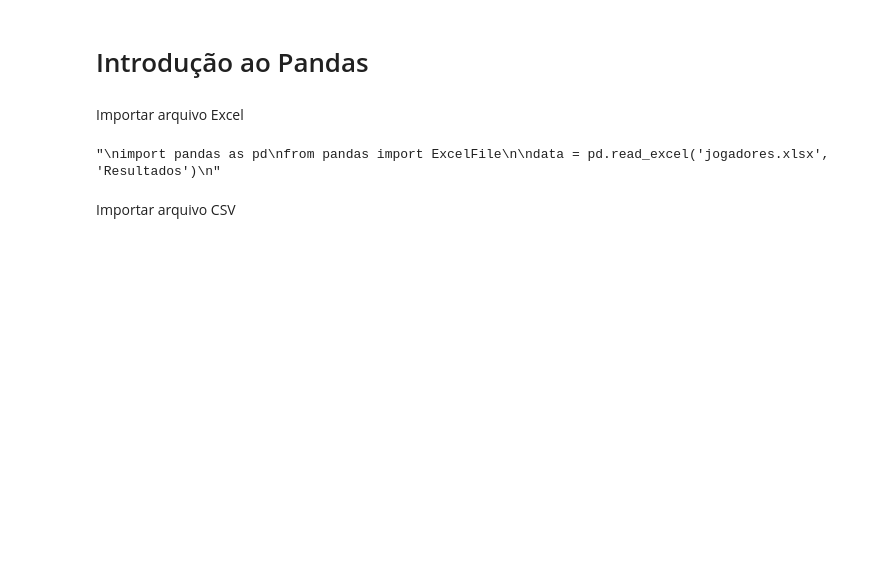
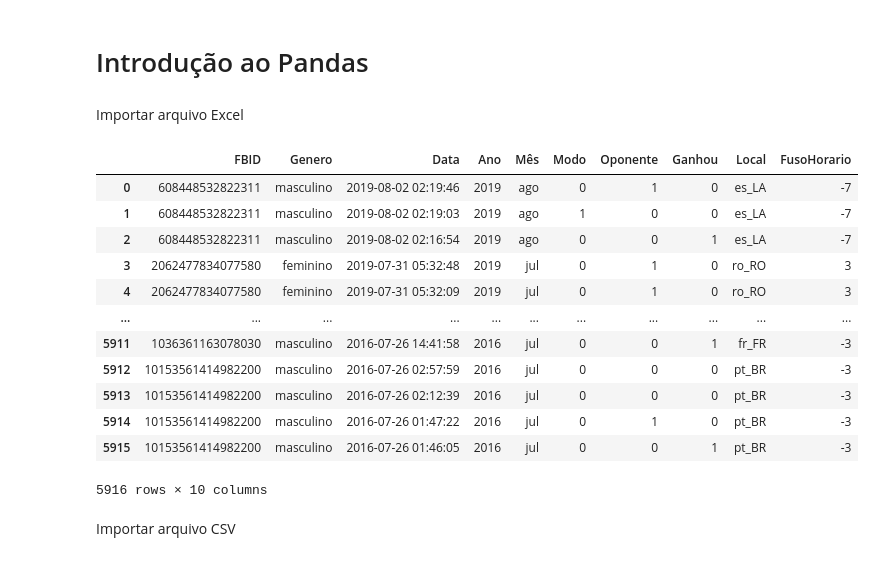
Before and after one commit to abaffa/INF1038, a Jupyter notebook: INF1038_Aula_01_Estatistica_Introducao.ipynb, the cells around one changed output. Saved outputs shown, nothing was run; the diff lists cells and outputs as text; code cells hidden in the pictures; blank space fills up the shorter version.

```diff
--- a/INF1038_Aula_01_Estatistica_Introducao.ipynb
+++ b/INF1038_Aula_01_Estatistica_Introducao.ipynb
@@ -3,11 +3,7 @@
 # %% [markdown]
 Importar arquivo Excel
 # %%
-"""
 import pandas as pd
 from pandas import ExcelFile
 
-data = pd.read_excel('jogadores.xlsx', 'Resultados')
-"""
+data = pd.read_excel('https://raw.githubusercontent.com/abaffa/INF1038/main/jogadores.xlsx', 'Resultados')
-# %% [output]
-"\nimport pandas as pd\nfrom pandas import ExcelFile\n\ndata = pd.read_excel('jogadores.xlsx', 'Resultados')\n"
@@ -16,3 +10,19 @@ data = pd.read_excel('jogadores.xlsx', 'Resultados')
+# %%
+data
+# %% [output]
+|  | FBID | Genero | Data | Ano | Mês | Modo | Oponente | Ganhou | Local | FusoHorario |
+| 0 | 608448532822311 | masculino | 2019-08-02 02:19:46 | 2019 | ago | 0 | 1 | 0 | es_LA | -7 |
+| 1 | 608448532822311 | masculino | 2019-08-02 02:19:03 | 2019 | ago | 1 | 0 | 0 | es_LA | -7 |
+| 2 | 608448532822311 | masculino | 2019-08-02 02:16:54 | 2019 | ago | 0 | 0 | 1 | es_LA | -7 |
+| 3 | 2062477834077580 | feminino | 2019-07-31 05:32:48 | 2019 | jul | 0 | 1 | 0 | ro_RO | 3 |
+| 4 | 2062477834077580 | feminino | 2019-07-31 05:32:09 | 2019 | jul | 0 | 1 | 0 | ro_RO | 3 |
+| ... | ... | ... | ... | ... | ... | ... | ... | ... | ... | ... |
+| 5911 | 1036361163078030 | masculino | 2016-07-26 14:41:58 | 2016 | jul | 0 | 0 | 1 | fr_FR | -3 |
+| 5912 | 10153561414982200 | masculino | 2016-07-26 02:57:59 | 2016 | jul | 0 | 0 | 0 | pt_BR | -3 |
+| 5913 | 10153561414982200 | masculino | 2016-07-26 02:12:39 | 2016 | jul | 0 | 0 | 0 | pt_BR | -3 |
+| 5914 | 10153561414982200 | masculino | 2016-07-26 01:47:22 | 2016 | jul | 0 | 1 | 0 | pt_BR | -3 |
+| 5915 | 10153561414982200 | masculino | 2016-07-26 01:46:05 | 2016 | jul | 0 | 0 | 1 | pt_BR | -3 |
+5916 rows × 10 columns
 # %% [markdown]
 Importar arquivo CSV
 # %%
```
Also changed, not shown: parts of 1 cell of this notebook.
